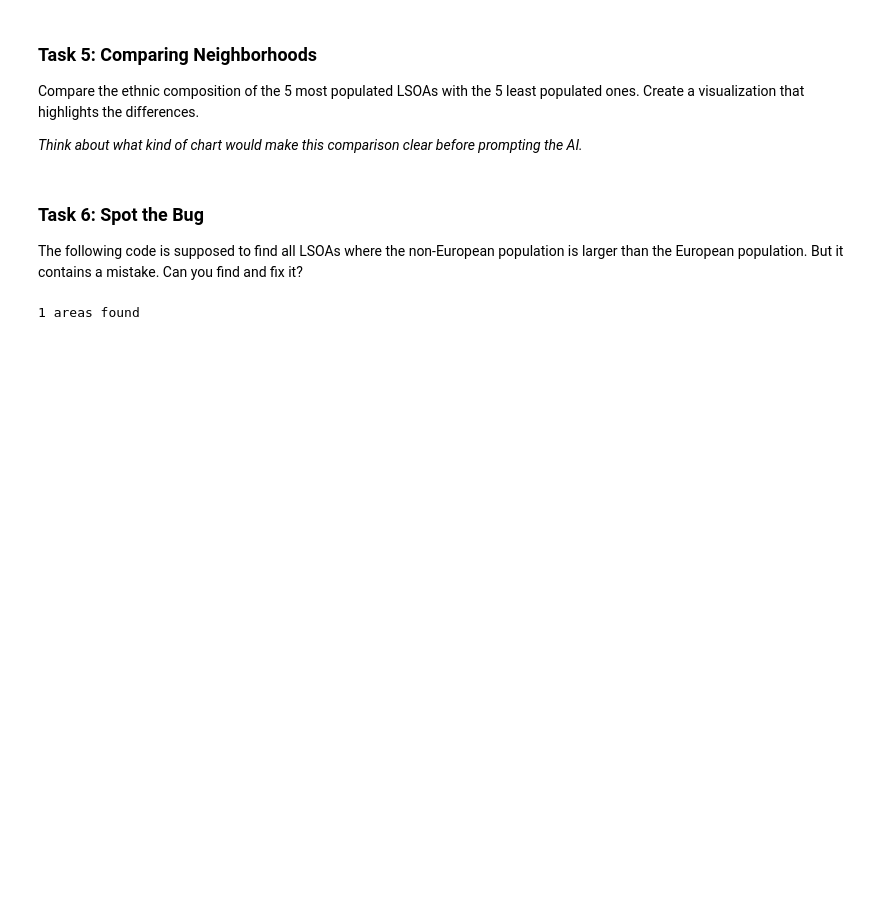
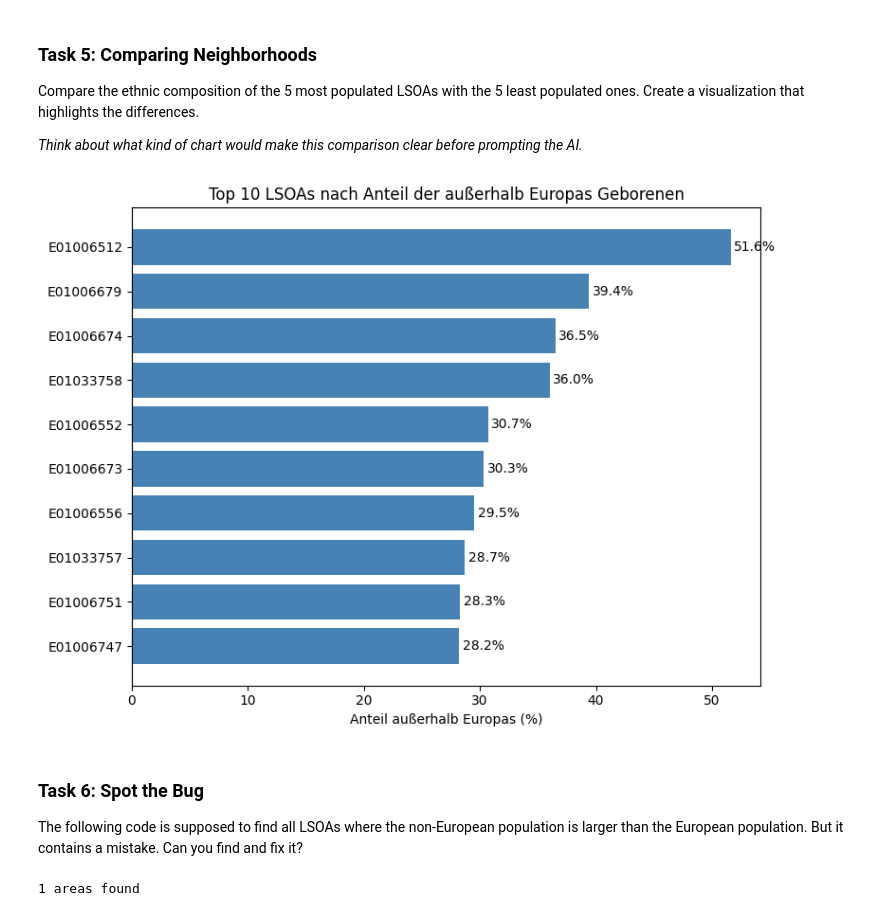
Before and after one commit to jmucw/D3IP_nbs_public_SS26, a Jupyter notebook: 1_data_handling.ipynb, the cells around one changed output. Saved outputs shown, nothing was run; the diff lists cells and outputs as text; code cells hidden in the pictures; blank space fills up the shorter version.

```diff
--- a/1_data_handling.ipynb
+++ b/1_data_handling.ipynb
@@ -625,3 +699,44 @@ Compare the ethnic composition of the 5 most populated LSOAs with the 5 least po
+# %%
+import pandas as pd
+import matplotlib.pyplot as plt
+
+# Herkunftsregionen
+ethnic_cols = ['Europe', 'Africa', 'Middle East and Asia',
+               'The Americas and the Caribbean', 'Antarctica and Oceania']
+
+# --- Sicherstellen, dass die Spalten numerisch sind ---
+db[ethnic_cols] = db[ethnic_cols].apply(pd.to_numeric, errors='coerce').fillna(0)
+
+# --- Gesamtbevölkerung pro LSOA ---
+db['Total'] = db[ethnic_cols].sum(axis=1)
+
+# --- Bevölkerung außerhalb Europas ---
+db['NonEurope'] = db[ethnic_cols].drop(columns=['Europe']).sum(axis=1)
+
+# --- Anteil außerhalb Europas ---
+db['NonEuropeShare'] = (db['NonEurope'] / db['Total']).fillna(0)
+
+# --- Top‑10 LSOAs ---
+top10 = db.nlargest(10, 'NonEuropeShare')[['NonEuropeShare', 'NonEurope', 'Total'] + ethnic_cols]
+
+# Prozentwerte schöner darstellen
+top10['NonEuropeShare'] = (top10['NonEuropeShare'] * 100).round(1)
+
+top10
+
+plt.figure(figsize=(8, 6))
+plt.barh(top10.index.astype(str), top10['NonEuropeShare'], color='steelblue')
+plt.xlabel('Anteil außerhalb Europas (%)')
+plt.title('Top 10 LSOAs nach Anteil der außerhalb Europas Geborenen')
+plt.gca().invert_yaxis()
+
+for i, v in enumerate(top10['NonEuropeShare']):
+    plt.text(v + 0.3, i, f"{v}%", va='center')
+
+plt.tight_layout()
+plt.show()
+# %% [output]
+[figure, added]
 # %% [markdown]
 ### Task 6: Spot the Bug
 
```
Also changed, not shown: parts of 8 cells of this notebook, 6 other files.
